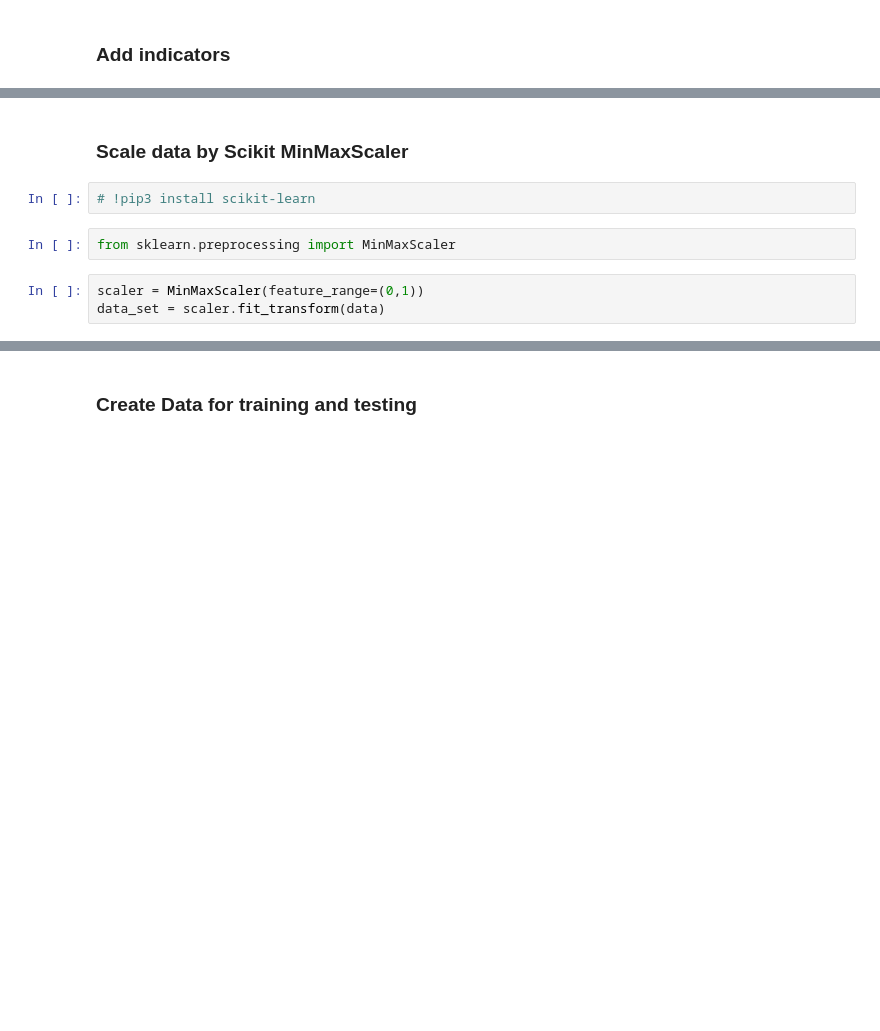
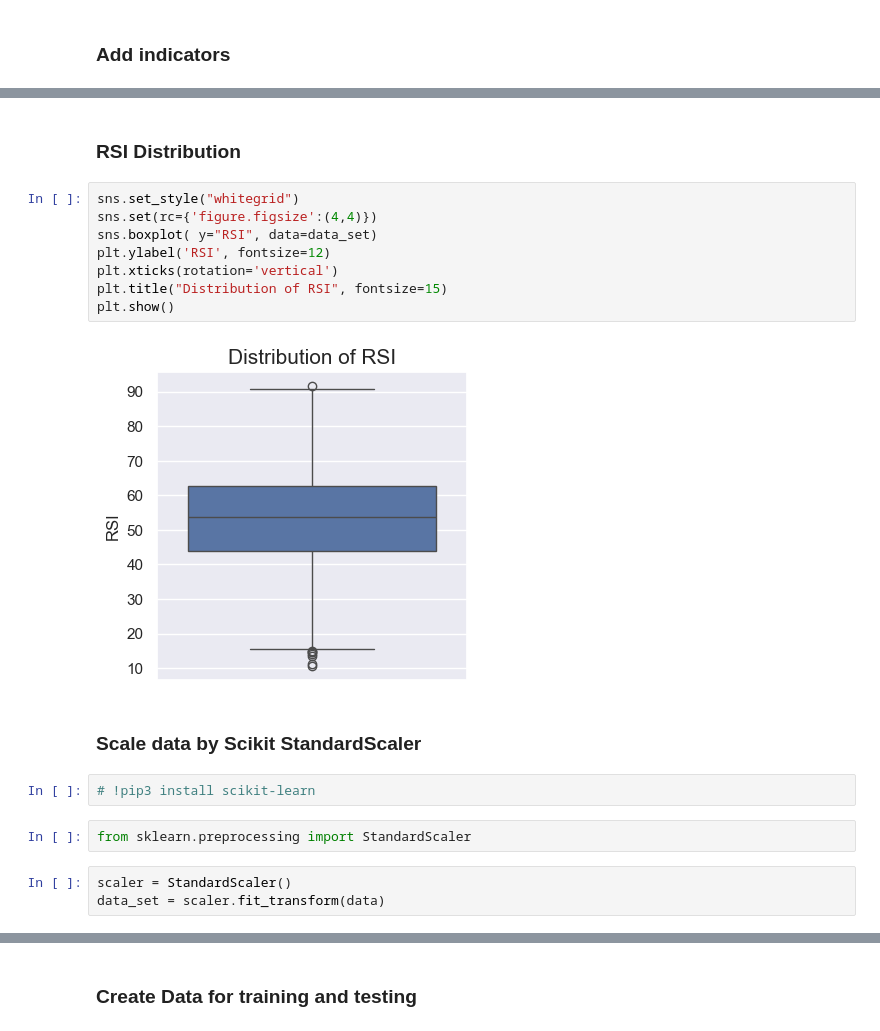
Before and after one commit to dangnguyenphuc/stock-prediction, a Jupyter notebook: main.ipynb, the cells around one changed output, grey strips where cells are left out. Cells and saved outputs as stored; diff of their text form; blank space fills up the shorter version.

```diff
--- a/main.ipynb
+++ b/main.ipynb
@@ -277,11 +425,23 @@ data_set.head(20)
+# %% [markdown]
+### RSI Distribution
+# %%
+sns.set_style("whitegrid")
+sns.set(rc={'figure.figsize':(4,4)})
+sns.boxplot( y="RSI", data=data_set)
+plt.ylabel('RSI', fontsize=12)
+plt.xticks(rotation='vertical')
+plt.title("Distribution of RSI", fontsize=15)
+plt.show()
+# %% [output]
+[figure, added]
 # %% [markdown]
-### Scale data by Scikit MinMaxScaler
+### Scale data by Scikit StandardScaler
 # %%
 # !pip3 install scikit-learn
 # %%
-from sklearn.preprocessing import MinMaxScaler
+from sklearn.preprocessing import StandardScaler
 # %%
-scaler = MinMaxScaler(feature_range=(0,1))
+scaler = StandardScaler()
 data_set = scaler.fit_transform(data)
 # %%
 print(data_set)
```
Also changed, not shown: parts of 40 cells of this notebook, 2 other files.
